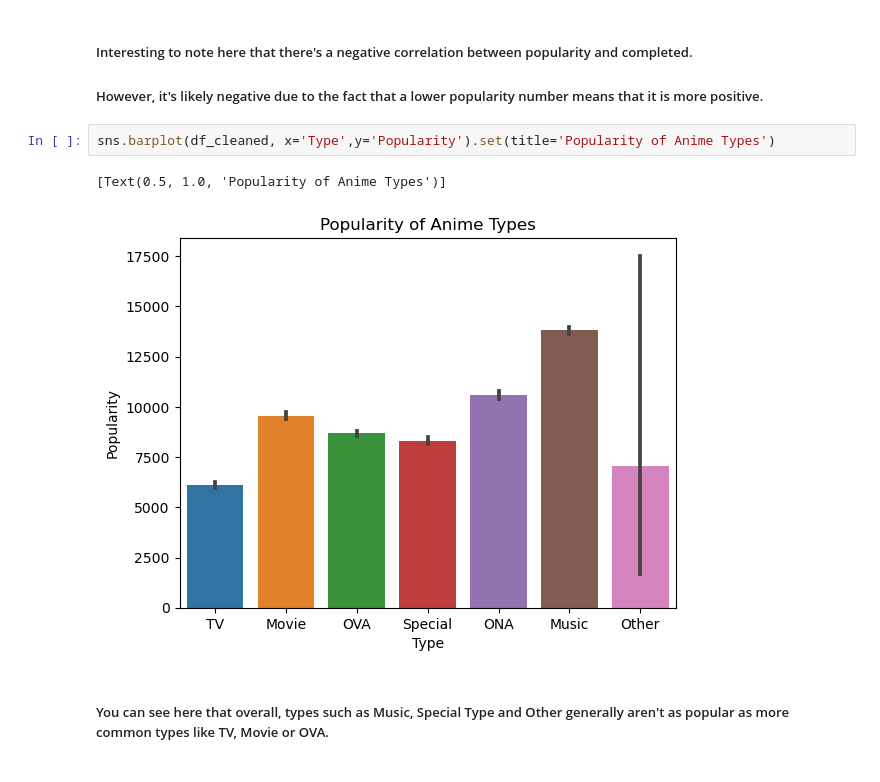
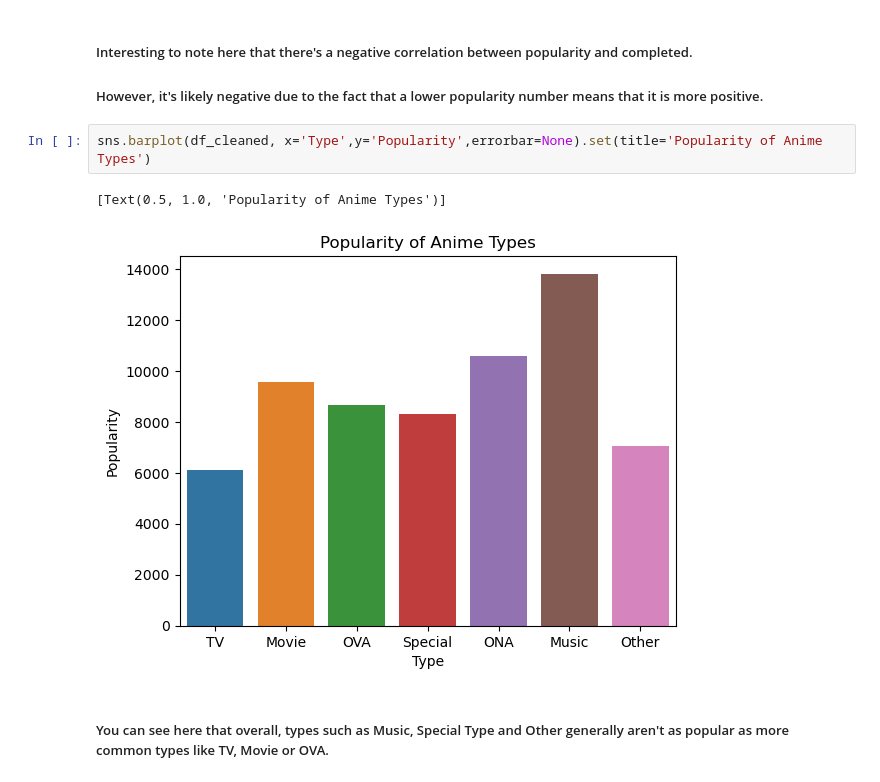
Before and after one commit to ubco-W2022T1-cosc301/project-group12, a Jupyter notebook: notebooks/analysis1.ipynb, the cells around one changed output. Drawn from its saved outputs; the diff is of its cells as text.

```diff
--- a/notebooks/analysis1.ipynb
+++ b/notebooks/analysis1.ipynb
@@ -107,10 +107,10 @@ sns.heatmap(corr, xticklabels=corr.columns, yticklabels=corr.columns, annot=True
 ##### Interesting to note here that there's a negative correlation between popularity and completed.
 ##### However, it's likely negative due to the fact that a lower popularity number means that it is more positive.
 # %%
-sns.barplot(df_cleaned, x='Type',y='Popularity').set(title='Popularity of Anime Types')
+sns.barplot(df_cleaned, x='Type',y='Popularity',errorbar=None).set(title='Popularity of Anime Types')
 # %% [output]
 [Text(0.5, 1.0, 'Popularity of Anime Types')]
-[figure, old version]
+[figure, new version]
 # %% [markdown]
 ##### You can see here that overall, types such as Music, Special Type and Other generally aren't as popular as more common types like TV, Movie or OVA.
 # %%
```
